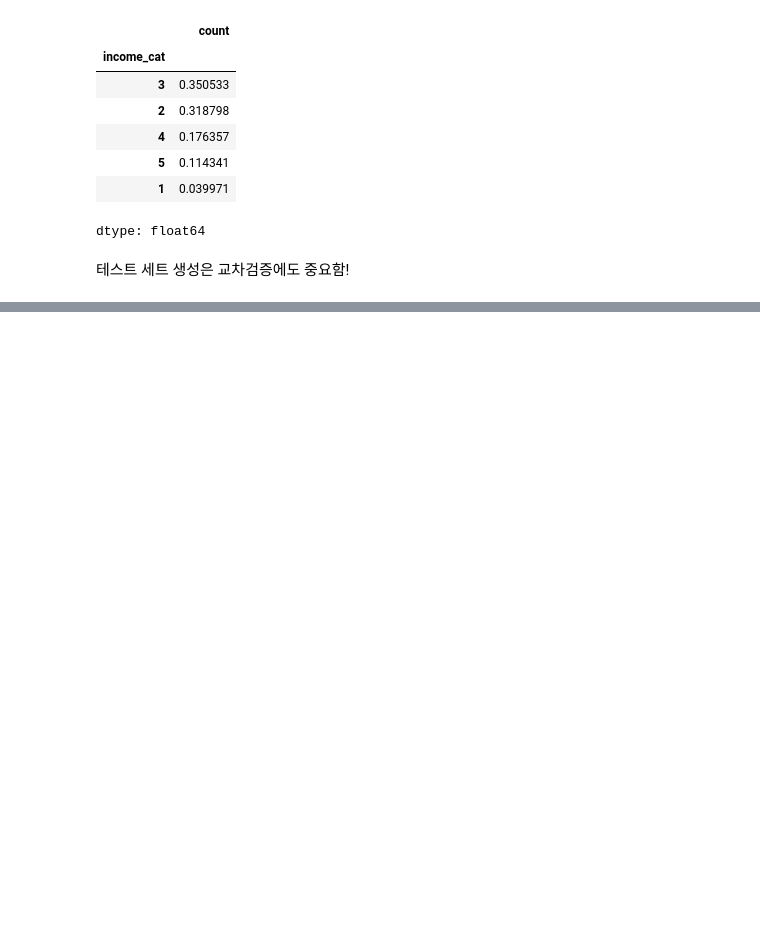
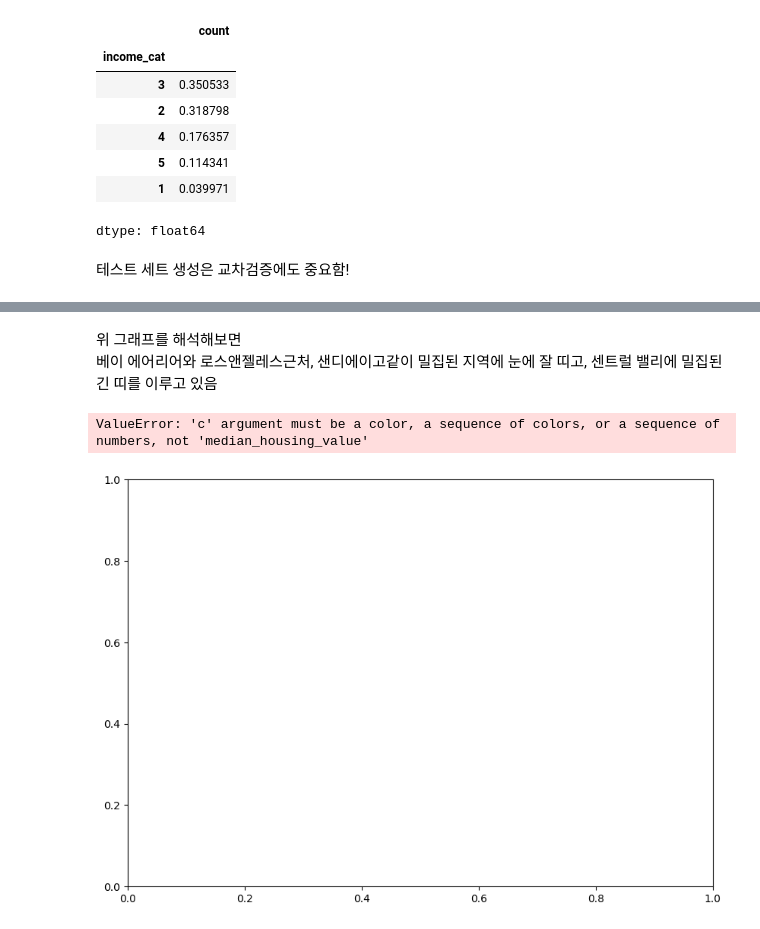
Before and after one commit to ghkdtjdbs/Hands-on-Machine-Learning-Study, a Jupyter notebook: Chapter2.ipynb, the cells around one changed output, grey strips where cells are left out. Saved outputs shown, nothing was run; the diff lists cells and outputs as text; code cells hidden in the pictures; blank space fills up the shorter version.

```diff
--- a/Chapter2.ipynb
+++ b/Chapter2.ipynb
@@ -262,0 +292,19 @@ dtype: float64
+# %% [markdown]
+위 그래프를 해석해보면
+베이 에어리어와 로스앤젤레스근처, 샌디에이고같이 밀집된 지역에 눈에 잘 띠고, 센트럴 밸리에 밀집된 긴 띠를 이루고 있음
+# %%
+#이제 주택 가구를 나타내 보자!
+#원의 반지름은 구역의 인구(s), 색상은 가격(c)(빨간색:높은 가격, 파란색:낮은 가격은 범위를 가지는 jet)
+
+housing.plot(kind="scatter", x="longitude", y="latitude", grid=True,
+             s=housing["population"] / 100, label="인구",
+             c="median_housing_value", camp="jet", colorbar=True,
+             legend=True, figsize=(10, 7))
+cax=plt.gcf().get_axes()[1]
+cax.set_ylabel("가격", rotation=270, fontsize=18)
+plt.xlabel("경도")
+plt.ylabel("위도")
+plt.show()
+# %% [output]
+ValueError: 'c' argument must be a color, a sequence of colors, or a sequence of numbers, not 'median_housing_value'
+[figure, added]
```
Also changed, not shown: parts of 7 cells of this notebook.
